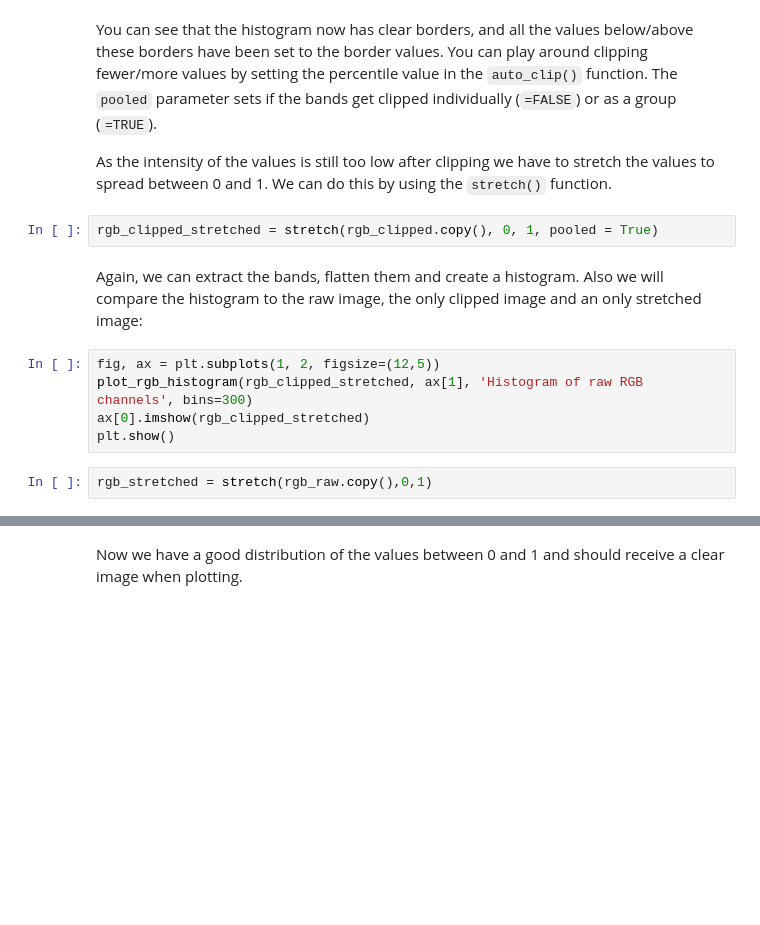
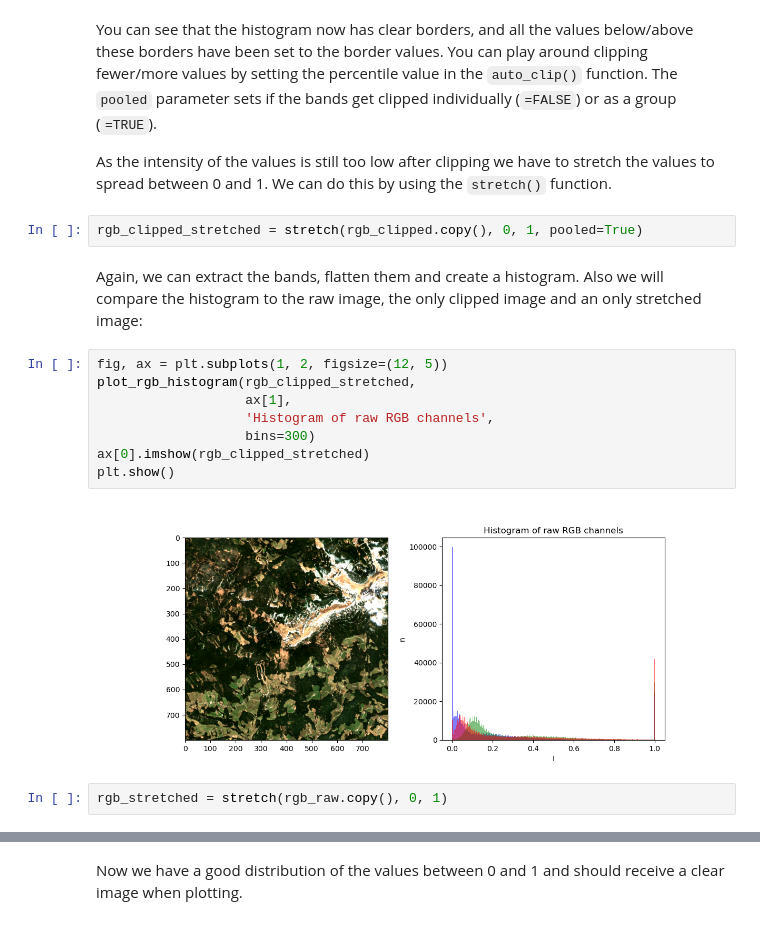
Before and after one commit to nfb2021/mwrs23, a Jupyter notebook: code_chunks_MW_RS.ipynb, the cells around one changed output, grey strips where cells are left out. Cells and saved outputs as stored; diff of their text form; blank space fills up the shorter version.

```diff
--- a/code_chunks_MW_RS.ipynb
+++ b/code_chunks_MW_RS.ipynb
@@ -428,14 +636,19 @@ You can see that the histogram now has clear borders, and all the values below/a
 
 As the intensity of the values is still too low after clipping we have to stretch the values to spread between 0 and 1. We can do this by using the `stretch()` function.
 # %%
-rgb_clipped_stretched = stretch(rgb_clipped.copy(), 0, 1, pooled = True)
+rgb_clipped_stretched = stretch(rgb_clipped.copy(), 0, 1, pooled=True)
 # %% [markdown]
 Again, we can extract the bands, flatten them and create a histogram. Also we will compare the histogram to the raw image, the only clipped image and an only stretched image:
 # %%
-fig, ax = plt.subplots(1, 2, figsize=(12,5))
-plot_rgb_histogram(rgb_clipped_stretched, ax[1], 'Histogram of raw RGB channels', bins=300)
+fig, ax = plt.subplots(1, 2, figsize=(12, 5))
+plot_rgb_histogram(rgb_clipped_stretched,
+                   ax[1],
+                   'Histogram of raw RGB channels',
+                   bins=300)
 ax[0].imshow(rgb_clipped_stretched)
 plt.show()
+# %% [output]
+[figure, added]
 # %%
-rgb_stretched = stretch(rgb_raw.copy(),0,1)
+rgb_stretched = stretch(rgb_raw.copy(), 0, 1)
 # %%
```
Also changed, not shown: parts of 50 cells of this notebook, 33 other files.
